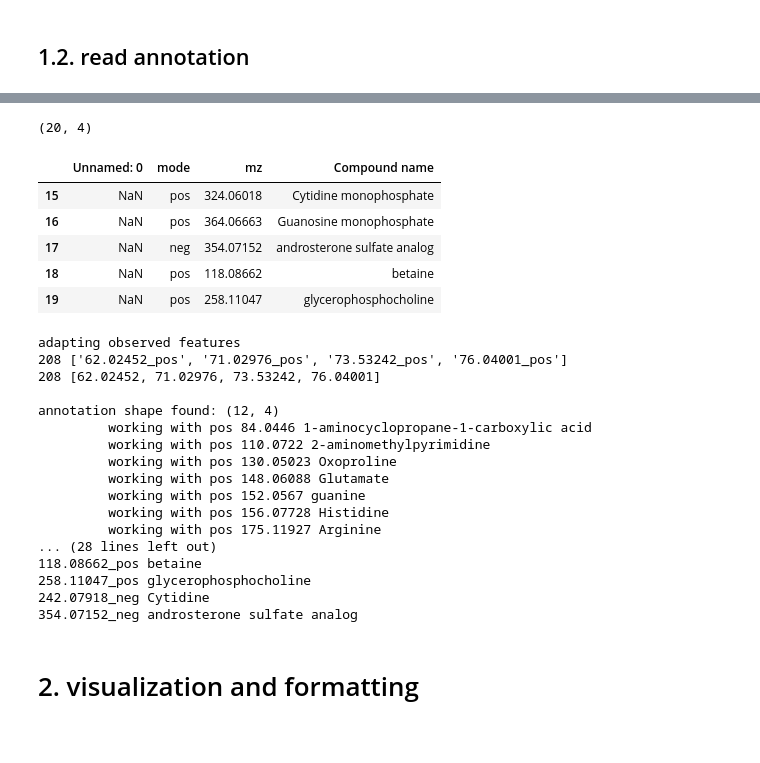
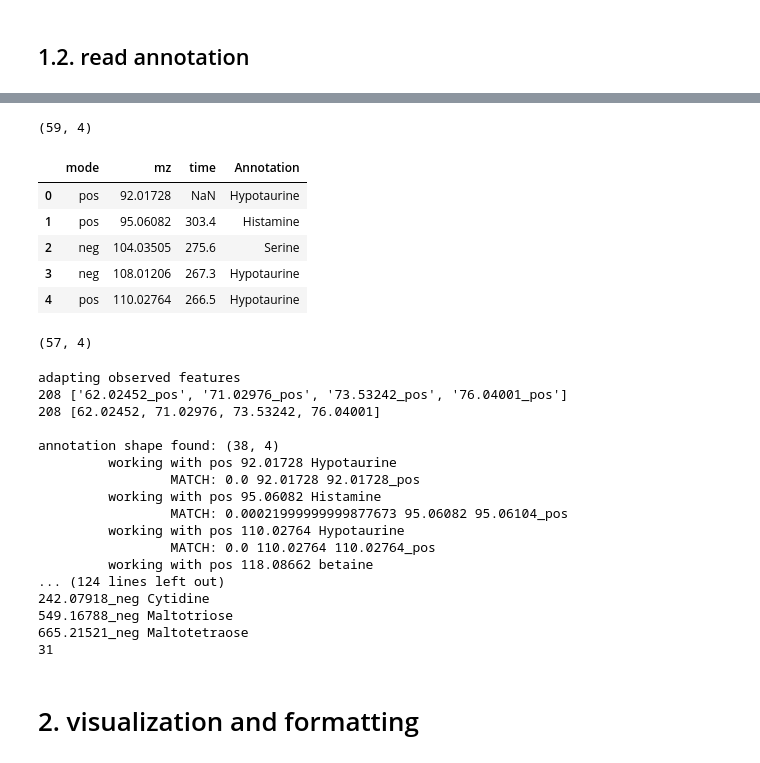
Before and after one commit to adelomana/healing, a Jupyter notebook: clustering_biomarkers_partial.ipynb, the cells around one changed output, grey strips where cells are left out. Drawn from its saved outputs; the diff is of its cells as text; code cells hidden in the pictures.

Commit message:
added new extended annotation

```diff
--- a/clustering_biomarkers_partial.ipynb
+++ b/clustering_biomarkers_partial.ipynb
@@ -20,6 +18,7 @@ home_dir = '/home/adrian/'
 # %%
 partial_wound_metabolic_file = '/home/adrian/gd15/hi/research/kerecis/data/clusters/df_logFC_comb_partial.csv'
 annotation_file = '/home/adrian/gd15/hi/research/kerecis/data/clusters/Table 1- Adrian.xlsx'
+annotation_file = '/home/adrian/gd15/hi/research/kerecis/data/clusters/Table 1 Updated.xlsx'
 # %%
 days = [7, 14, 21, 28, 60]
 # %% [markdown]
@@ -70,4 +69,13 @@ Name: 73.53242_pos, dtype: float64
 # %% [markdown]
 ## 1.2. read annotation
 # %%
-shared_annotation = pandas.read_excel(annotation_file, sheet_name='Sheet3')
+annotation_partial = pandas.read_excel(annotation_file, sheet_name='DPT wounds')
+annotation_full = pandas.read_excel(annotation_file, sheet_name='FT wounds')
+
+annotation_partial.drop(columns=['Identification Method', 'Common Fragments '], inplace=True)
+annotation_full.drop(columns=['Identification Method', 'Common Fragments ', 'Unnamed: 6', 'Unnamed: 7'], inplace=True)
+
+print(annotation_partial.shape)
+print(annotation_full.shape)
+
+annotation_partial.head()
@@ -74,14 +91,22 @@ shared_annotation = pandas.read_excel(annotation_file, sheet_name='Sheet3')
 # %%
+# join the two annotations
+shared_annotation = pandas.concat([annotation_full, annotation_partial])
 print(shared_annotation.shape)
-shared_annotation.tail()
+shared_annotation.head()
 # %% [output]
-(20, 4)
+(59, 4)
-|  | Unnamed: 0 | mode | mz | Compound name |
-| 15 | NaN | pos | 324.06018 | Cytidine monophosphate |
-| 16 | NaN | pos | 364.06663 | Guanosine monophosphate |
-| 17 | NaN | neg | 354.07152 | androsterone sulfate analog |
-| 18 | NaN | pos | 118.08662 | betaine |
-| 19 | NaN | pos | 258.11047 | glycerophosphocholine |
+|  | mode | mz | time | Annotation |
+| 0 | pos | 92.01728 | NaN | Hypotaurine |
+| 1 | pos | 95.06082 | 303.4 | Histamine |
+| 2 | neg | 104.03505 | 275.6 | Serine |
+| 3 | neg | 108.01206 | 267.3 | Hypotaurine |
+| 4 | pos | 110.02764 | 266.5 | Hypotaurine |
+# %%
+# drop duplicates
+shared_annotation.drop_duplicates(inplace=True)
+shared_annotation.shape
+# %% [output]
+(57, 4)
 # %%
 matching_threshold = 1e-3
 modes = ['pos', 'neg']
@@ -102,7 +127,7 @@ for mode in modes:
     annotated = shared_annotation[shared_annotation['mode'] == mode]
     print('annotation shape found:', annotated.shape)
     for element in annotated['mz']:
-        name = annotated[annotated['mz'] == element]['Compound name'].values[0]
+        name = annotated[annotated['mz'] == element]['Annotation'].values[0]
 
         print('\t working with {} {} {}'.format(mode, element, name))
         for i in range(len(observed_features_float)):
@@ -116,24 +141,25 @@ for mode in modes:
 
 for key in formatted_annotation:
     print(key, formatted_annotation[key])
+print(len(formatted_annotation))
 # %% [output]
 adapting observed features
 208 ['62.02452_pos', '71.02976_pos', '73.53242_pos', '76.04001_pos']
 208 [62.02452, 71.02976, 73.53242, 76.04001]
 
-annotation shape found: (12, 4)
-         working with pos 84.0446 1-aminocyclopropane-1-carboxylic acid
-         working with pos 110.0722 2-aminomethylpyrimidine
-         working with pos 130.05023 Oxoproline
-         working with pos 148.06088 Glutamate
-         working with pos 152.0567 guanine
-         working with pos 156.07728 Histidine
-         working with pos 175.11927 Arginine
-... (28 lines left out)
-118.08662_pos betaine
-258.11047_pos glycerophosphocholine
+annotation shape found: (38, 4)
+         working with pos 92.01728 Hypotaurine
+                 MATCH: 0.0 92.01728 92.01728_pos
+         working with pos 95.06082 Histamine
+                 MATCH: 0.00021999999999877673 95.06082 95.06104_pos
+         working with pos 110.02764 Hypotaurine
+                 MATCH: 0.0 110.02764 110.02764_pos
+         working with pos 118.08662 betaine
+... (124 lines left out)
 242.07918_neg Cytidine
-354.07152_neg androsterone sulfate analog
+549.16788_neg Maltotriose
+665.21521_neg Maltotetraose
+31
 # %% [markdown]
 # 2. visualization and formatting
 # %%
```
Also changed, not shown: parts of 3 cells of this notebook, 1 other file.
